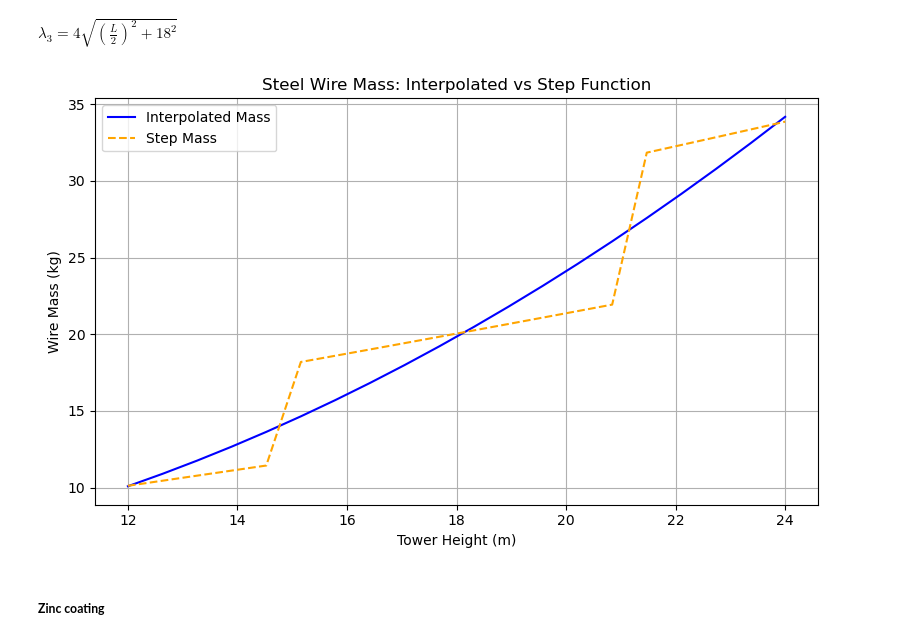
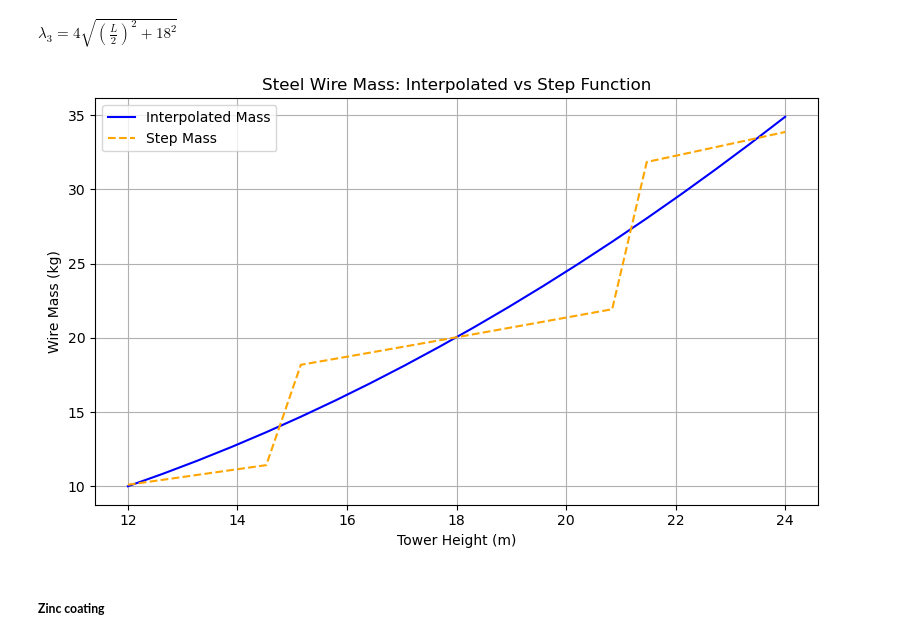
Before and after one commit to vlechappe/sustain-4-SWT, a Jupyter notebook: LCA/eco-optimization_tool/lca_param_syst_noload.ipynb, the cells around one changed output. Cells and saved outputs as stored; diff of their text form; code cells hidden in the pictures.

```diff
--- a/LCA/eco-optimization_tool/lca_param_syst_noload.ipynb
+++ b/LCA/eco-optimization_tool/lca_param_syst_noload.ipynb
@@ -426,27 +442,27 @@ def mass_wire_steel(h):
 # %%
 # comparison : regression and real values
+# Lambdify the function
+mass_wire_step_expr = mass_wire_steel_step(h)
+mass_wire_step_numeric = sp.lambdify(h, mass_wire_step_expr, 'numpy')
 
-# Lambdify the function
-m_wire_step_expr = mass_wire_steel_step(h)
-m_wire_step_numeric = sp.lambdify(h, m_wire_step_expr, 'numpy')
+m_wire_steel_step_values = mass_wire_step_numeric(h_values)
 
-# Compute values
-m_wire_regression_values = mass_wire_steel(h_values)
-m_wire_step_values = m_wire_step_numeric(h_values)
+m_wire_steel_fit_values = mass_wire_steel_fit(h_values)
+
 
 # Plot both
 plt.figure(figsize=(8,5))
-plt.plot(h_values, m_wire_regression_values, label="Interpolated Mass", color='blue')
-plt.plot(h_values, m_wire_step_values, label="Step Mass ", color='orange', linestyle='--')
+plt.plot(h_values, m_wire_steel_fit_values, label="Interpolated Mass", color='blue')
+plt.plot(h_values, m_wire_steel_step_values, label="Step Mass ", color='orange', linestyle='--')
 plt.xlabel('Tower Height (m)')
 plt.ylabel('Wire Mass (kg)')
 plt.title('Steel Wire Mass: Interpolated vs Step Function')
 plt.grid(True)
 plt.legend()
 plt.tight_layout()
 plt.show()
 # %% [output]
-[figure, old version]
+[figure, new version]
 # %% [markdown]
 ##### **Zinc coating**
 # %%
```
Also changed, not shown: parts of 35 cells of this notebook, 1 other file.
